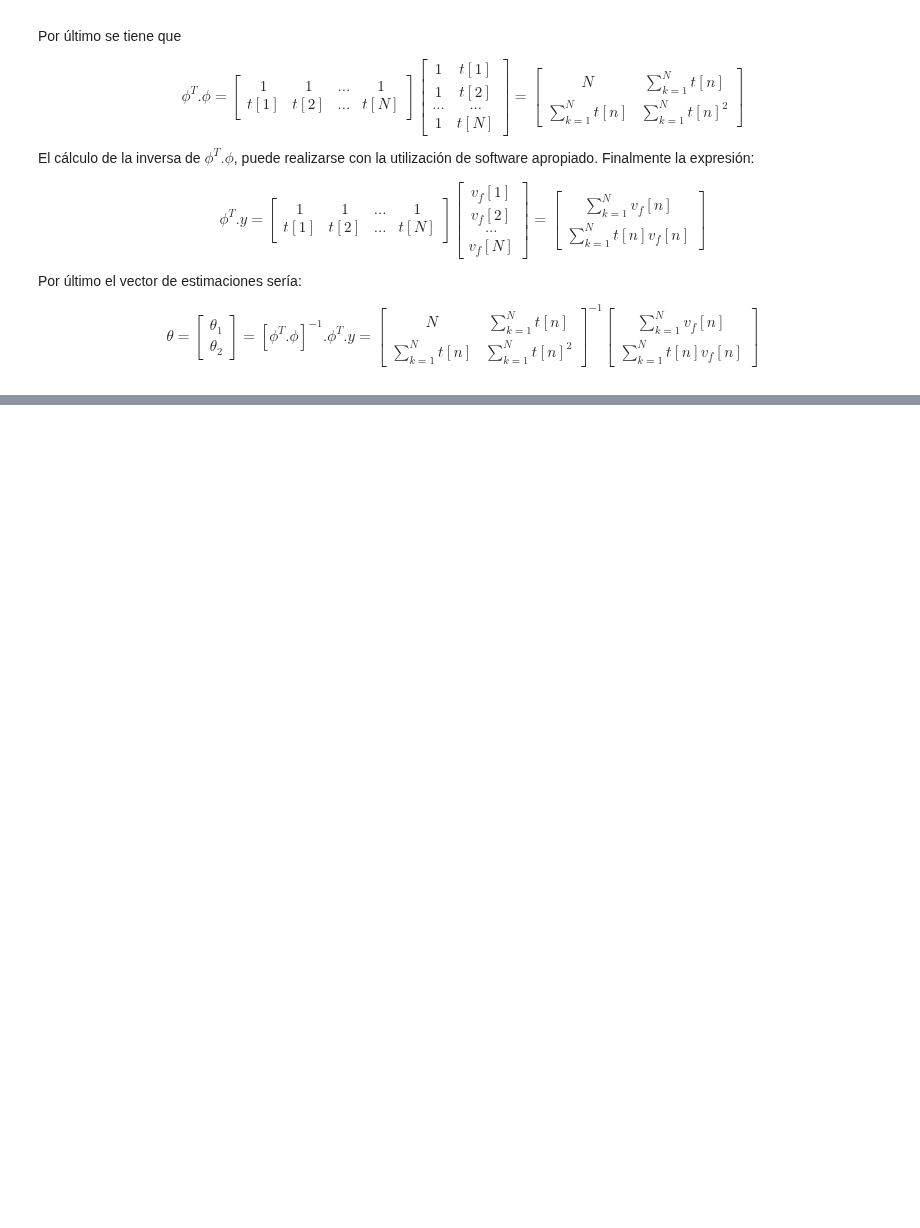
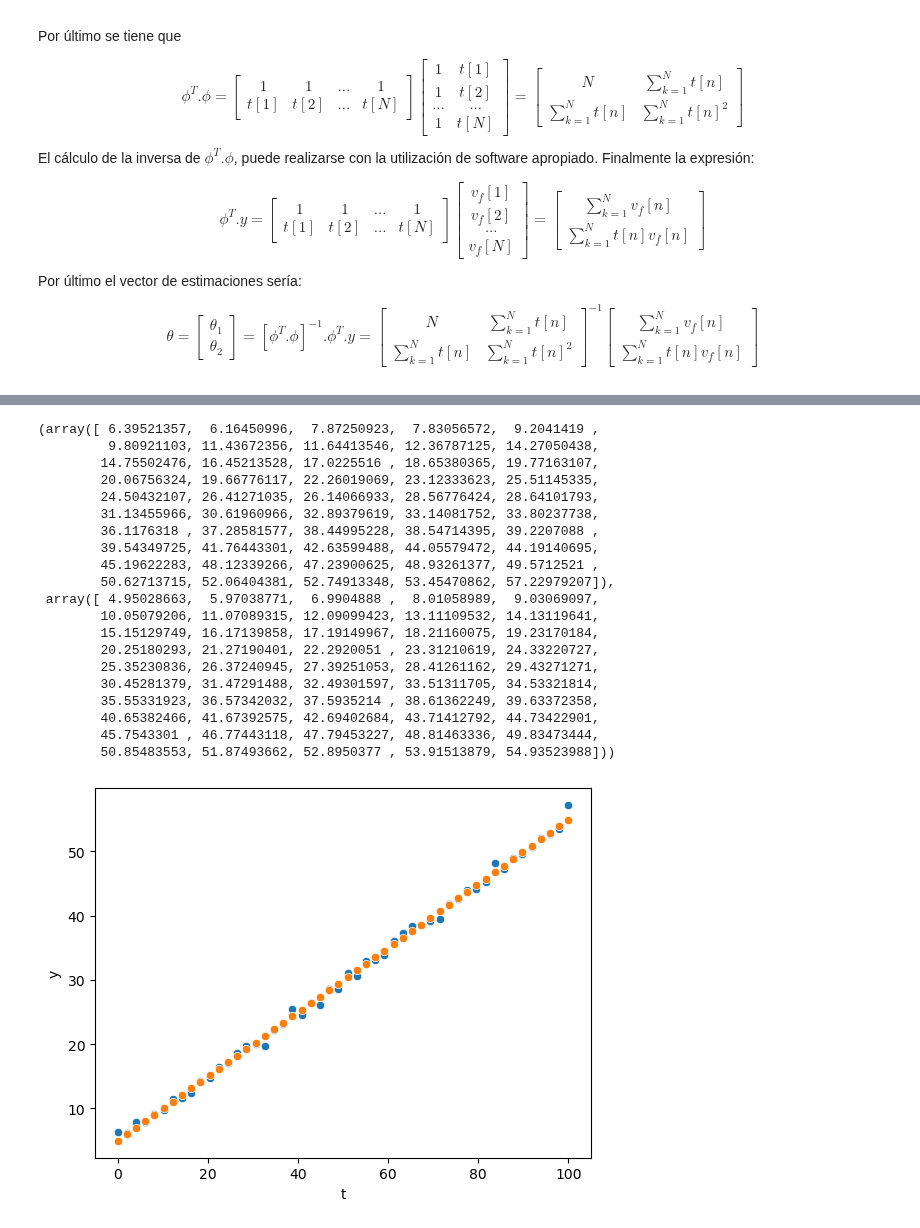
Before and after one commit to jairocuellar/System_identification, a Jupyter notebook: class_04_01.ipynb, the cells around one changed output, grey strips where cells are left out. Cells and saved outputs as stored; diff of their text form; code cells hidden in the pictures; blank space fills up the shorter version.

```diff
--- a/class_04_01.ipynb
+++ b/class_04_01.ipynb
@@ -182 +182,32 @@ array([20.00151607,  0.49997937])
+# %%
+## Calculando los datos de salida con los parámetros estimados
+#y_e = theta[2]*(t**2)+theta[1]*t+theta[0]
+y_e = theta[1]*t+theta[0]
+data_e = pd.DataFrame(data = {'t':t,'y_e':y_e})
+## Graficando Los 3 modelos
+sns.scatterplot(data,x ='t',y = 'y')
+sns.scatterplot(data_e,x ='t',y = 'y_e')
+y, y_e
+# %% [output]
+(array([ 6.39521357,  6.16450996,  7.87250923,  7.83056572,  9.2041419 ,
+         9.80921103, 11.43672356, 11.64413546, 12.36787125, 14.27050438,
+        14.75502476, 16.45213528, 17.0225516 , 18.65380365, 19.77163107,
+        20.06756324, 19.66776117, 22.26019069, 23.12333623, 25.51145335,
+        24.50432107, 26.41271035, 26.14066933, 28.56776424, 28.64101793,
+        31.13455966, 30.61960966, 32.89379619, 33.14081752, 33.80237738,
+        36.1176318 , 37.28581577, 38.44995228, 38.54714395, 39.2207088 ,
+        39.54349725, 41.76443301, 42.63599488, 44.05579472, 44.19140695,
+        45.19622283, 48.12339266, 47.23900625, 48.93261377, 49.5712521 ,
+        50.62713715, 52.06404381, 52.74913348, 53.45470862, 57.22979207]),
+ array([ 4.95028663,  5.97038771,  6.9904888 ,  8.01058989,  9.03069097,
+        10.05079206, 11.07089315, 12.09099423, 13.11109532, 14.13119641,
+        15.15129749, 16.17139858, 17.19149967, 18.21160075, 19.23170184,
+        20.25180293, 21.27190401, 22.2920051 , 23.31210619, 24.33220727,
+        25.35230836, 26.37240945, 27.39251053, 28.41261162, 29.43271271,
+        30.45281379, 31.47291488, 32.49301597, 33.51311705, 34.53321814,
+        35.55331923, 36.57342032, 37.5935214 , 38.61362249, 39.63372358,
+        40.65382466, 41.67392575, 42.69402684, 43.71412792, 44.73422901,
+        45.7543301 , 46.77443118, 47.79453227, 48.81463336, 49.83473444,
+        50.85483553, 51.87493662, 52.8950377 , 53.91513879, 54.93523988]))
+[figure, added]
 # %% [markdown]
```
Also changed, not shown: parts of 4 cells of this notebook, 3 other files.
